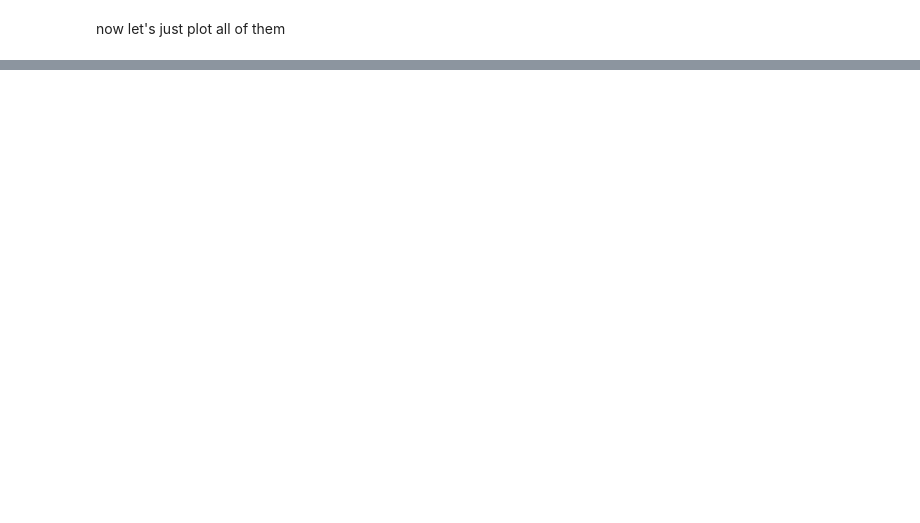
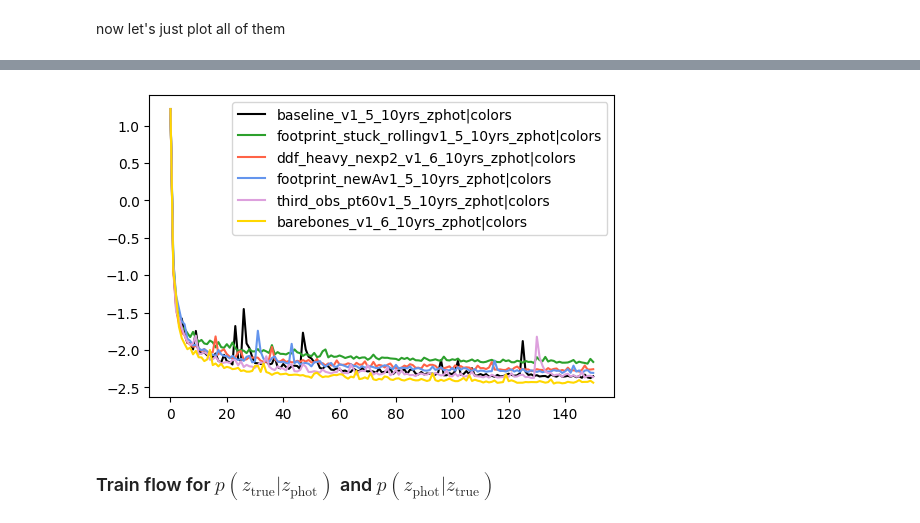
Before and after one commit to bscot/TheLastMetric, a Jupyter notebook: training_flows.ipynb, the cells around one changed output, grey strips where cells are left out. Drawn from its saved outputs; the diff is of its cells as text; code cells hidden in the pictures; blank space fills up the shorter version.

```diff
--- a/training_flows.ipynb
+++ b/training_flows.ipynb
@@ -337,0 +400,8 @@ plt.show()
+# %%
+%%time
+zphot_losses = dict()
+for fname in zphot_flows:
+    os = partition_flow_name(fname)[0]
+    print(f"Training flow for {fname}: {os_names[os]}")
+    loss = zphot_flows[fname].train(zphot_flows[fname].info["condition_scaler"](catalogs[os]), epochs=150, verbose=False)
+    zphot_losses[fname] = loss
@@ -337,0 +417,11 @@ plt.show()
+# %%
+fig, ax = plt.subplots(dpi=100)
+
+for fname in zphot_flows:
+    os, extra = partition_flow_name(fname)
+    ax.plot(zphot_losses[fname], c=os_colors[os], label=os_names[os]+extra)
+
+ax.legend()
+plt.show()
+# %% [output]
+[figure, added]
@@ -337,0 +432,2 @@ plt.show()
+# %% [markdown]
+### Train flow for $p(z_\text{true}|z_\text{phot})$ and $p(z_\text{phot}|z_\text{true})$
```
Also changed, not shown: parts of 17 cells of this notebook, 49 other files.
